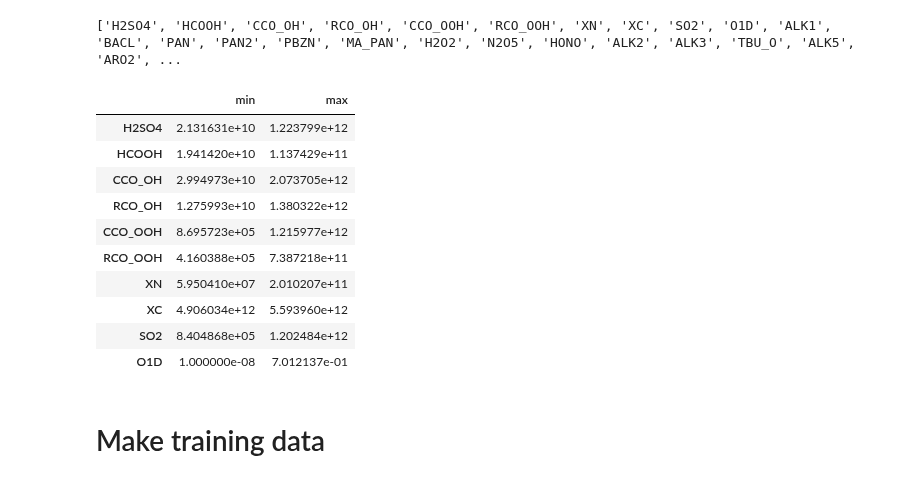
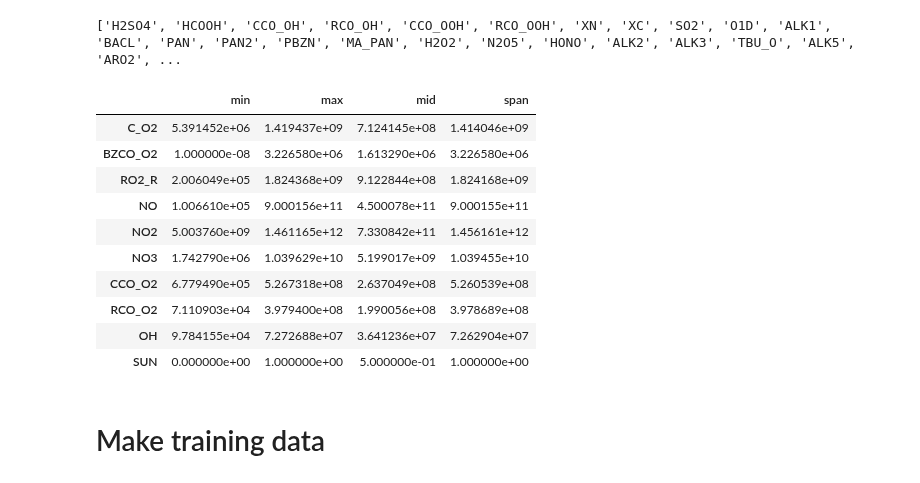
Before and after one commit to JiaweiZhuang/KPP, a Jupyter notebook: my_tests/saprc99/generate-data-and-fit.ipynb, the cells around one changed output. Cells and saved outputs as stored; diff of their text form; code cells hidden in the pictures.

```diff
--- a/my_tests/saprc99/generate-data-and-fit.ipynb
+++ b/my_tests/saprc99/generate-data-and-fit.ipynb
@@ -12,27 +12,37 @@ from sklearn.metrics import r2_score
 # %%
 from read_results import read_varnames
 import saprc99_code.kpp4py as kpp
+
+nvar = 74
+varnames = read_varnames("saprc99_code/saprc99_Parameters.f90")[0:nvar]
+print(varnames)
+# %% [output]
+['H2SO4', 'HCOOH', 'CCO_OH', 'RCO_OH', 'CCO_OOH', 'RCO_OOH', 'XN', 'XC', 'SO2', 'O1D', 'ALK1', 'BACL', 'PAN', 'PAN2', 'PBZN', 'MA_PAN', 'H2O2', 'N2O5', 'HONO', 'ALK2', 'ALK3', 'TBU_O', 'ALK5', 'ARO2', ...
-# %%
-nvar = 74
-varnames = read_varnames("saprc99_code/saprc99_Parameters.f90")[0:nvar]
-print(varnames)
-# %% [output]
-['H2SO4', 'HCOOH', 'CCO_OH', 'RCO_OH', 'CCO_OOH', 'RCO_OOH', 'XN', 'XC', 'SO2', 'O1D', 'ALK1', 'BACL', 'PAN', 'PAN2', 'PBZN', 'MA_PAN', 'H2O2', 'N2O5', 'HONO', 'ALK2', 'ALK3', 'TBU_O', 'ALK5', 'ARO2', ...
-# %%
-df_range = pd.read_csv('saprc99_range.csv', index_col=0)
-df_range.head(10)
-# %% [output]
-|  | min | max |
-| H2SO4 | 2.131631e+10 | 1.223799e+12 |
-| HCOOH | 1.941420e+10 | 1.137429e+11 |
-| CCO_OH | 2.994973e+10 | 2.073705e+12 |
-| RCO_OH | 1.275993e+10 | 1.380322e+12 |
-| CCO_OOH | 8.695723e+05 | 1.215977e+12 |
-| RCO_OOH | 4.160388e+05 | 7.387218e+11 |
-| XN | 5.950410e+07 | 2.010207e+11 |
-| XC | 4.906034e+12 | 5.593960e+12 |
-| SO2 | 8.404868e+05 | 1.202484e+12 |
-| O1D | 1.000000e-08 | 7.012137e-01 |
+# %%
+df_range = (
+    pd.read_csv('saprc99_range.csv', index_col=0)
+    .append(pd.DataFrame(np.array([[0.0, 1.0]]),
+                         columns=['min','max'],
+                         index=['SUN']
+                        )
+           )
+)
+
+df_range['mid'] = 0.5*(df_range['min']+df_range['max'])
+df_range['span'] = df_range['max'] - df_range['min']
+df_range.tail(10)
+# %% [output]
+|  | min | max | mid | span |
+| C_O2 | 5.391452e+06 | 1.419437e+09 | 7.124145e+08 | 1.414046e+09 |
+| BZCO_O2 | 1.000000e-08 | 3.226580e+06 | 1.613290e+06 | 3.226580e+06 |
+| RO2_R | 2.006049e+05 | 1.824368e+09 | 9.122844e+08 | 1.824168e+09 |
+| NO | 1.006610e+05 | 9.000156e+11 | 4.500078e+11 | 9.000155e+11 |
+| NO2 | 5.003760e+09 | 1.461165e+12 | 7.330842e+11 | 1.456161e+12 |
+| NO3 | 1.742790e+06 | 1.039629e+10 | 5.199017e+09 | 1.039455e+10 |
+| CCO_O2 | 6.779490e+05 | 5.267318e+08 | 2.637049e+08 | 5.260539e+08 |
+| RCO_O2 | 7.110903e+04 | 3.979400e+08 | 1.990056e+08 | 3.978689e+08 |
+| OH | 9.784155e+04 | 7.272688e+07 | 3.641236e+07 | 7.262904e+07 |
+| SUN | 0.000000e+00 | 1.000000e+00 | 5.000000e-01 | 1.000000e+00 |
 # %% [markdown]
 # Make training data
 # %%
```
Also changed, not shown: parts of 14 cells of this notebook.
